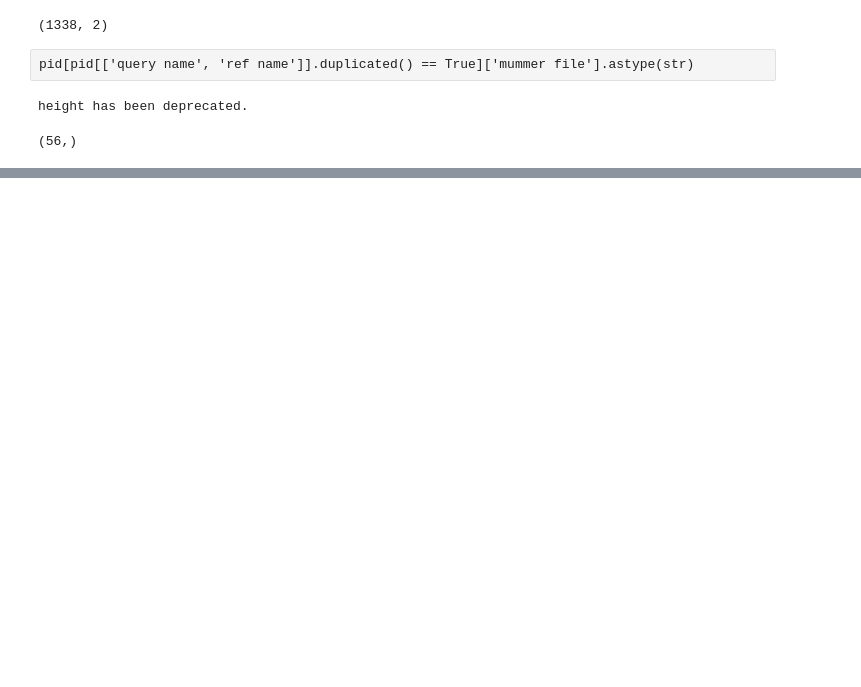
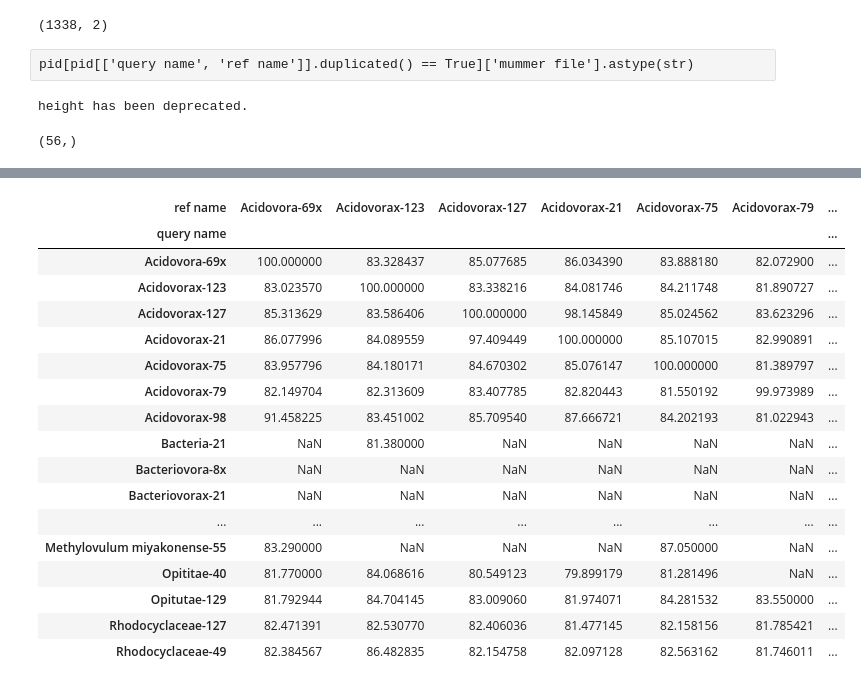
Before and after one commit to JanetMatsen/meta4_bins_janalysis, a Jupyter notebook: compare_fauzi_bins/Develop_mummer_aggregation.ipynb, the cells around one changed output, grey strips where cells are left out. Cells and saved outputs as stored; diff of their text form; code cells hidden in the pictures; blank space fills up the shorter version.

```diff
--- a/compare_fauzi_bins/Develop_mummer_aggregation.ipynb
+++ b/compare_fauzi_bins/Develop_mummer_aggregation.ipynb
@@ -225,0 +196,21 @@ pid[].drop_duplicates().shape
+# %%
+res_piv
+# %% [output]
+| ref name | Acidovora-69x | Acidovorax-123 | Acidovorax-127 | Acidovorax-21 | Acidovorax-75 | Acidovorax-79 | ... |
+| query name |  |  |  |  |  |  | ... |
+| Acidovora-69x | 100.000000 | 83.328437 | 85.077685 | 86.034390 | 83.888180 | 82.072900 | ... |
+| Acidovorax-123 | 83.023570 | 100.000000 | 83.338216 | 84.081746 | 84.211748 | 81.890727 | ... |
+| Acidovorax-127 | 85.313629 | 83.586406 | 100.000000 | 98.145849 | 85.024562 | 83.623296 | ... |
+| Acidovorax-21 | 86.077996 | 84.089559 | 97.409449 | 100.000000 | 85.107015 | 82.990891 | ... |
+| Acidovorax-75 | 83.957796 | 84.180171 | 84.670302 | 85.076147 | 100.000000 | 81.389797 | ... |
+| Acidovorax-79 | 82.149704 | 82.313609 | 83.407785 | 82.820443 | 81.550192 | 99.973989 | ... |
+| Acidovorax-98 | 91.458225 | 83.451002 | 85.709540 | 87.666721 | 84.202193 | 81.022943 | ... |
+| Bacteria-21 | NaN | 81.380000 | NaN | NaN | NaN | NaN | ... |
+| Bacteriovora-8x | NaN | NaN | NaN | NaN | NaN | NaN | ... |
+| Bacteriovorax-21 | NaN | NaN | NaN | NaN | NaN | NaN | ... |
+| ... | ... | ... | ... | ... | ... | ... | ... |
+| Methylovulum miyakonense-55 | 83.290000 | NaN | NaN | NaN | 87.050000 | NaN | ... |
+| Opititae-40 | 81.770000 | 84.068616 | 80.549123 | 79.899179 | 81.281496 | NaN | ... |
+| Opitutae-129 | 81.792944 | 84.704145 | 83.009060 | 81.974071 | 84.281532 | 83.550000 | ... |
+| Rhodocyclaceae-127 | 82.471391 | 82.530770 | 82.406036 | 81.477145 | 82.158156 | 81.785421 | ... |
+| Rhodocyclaceae-49 | 82.384567 | 86.482835 | 82.154758 | 82.097128 | 82.563162 | 81.746011 | ... |
```
Also changed, not shown: parts of 28 cells of this notebook.
